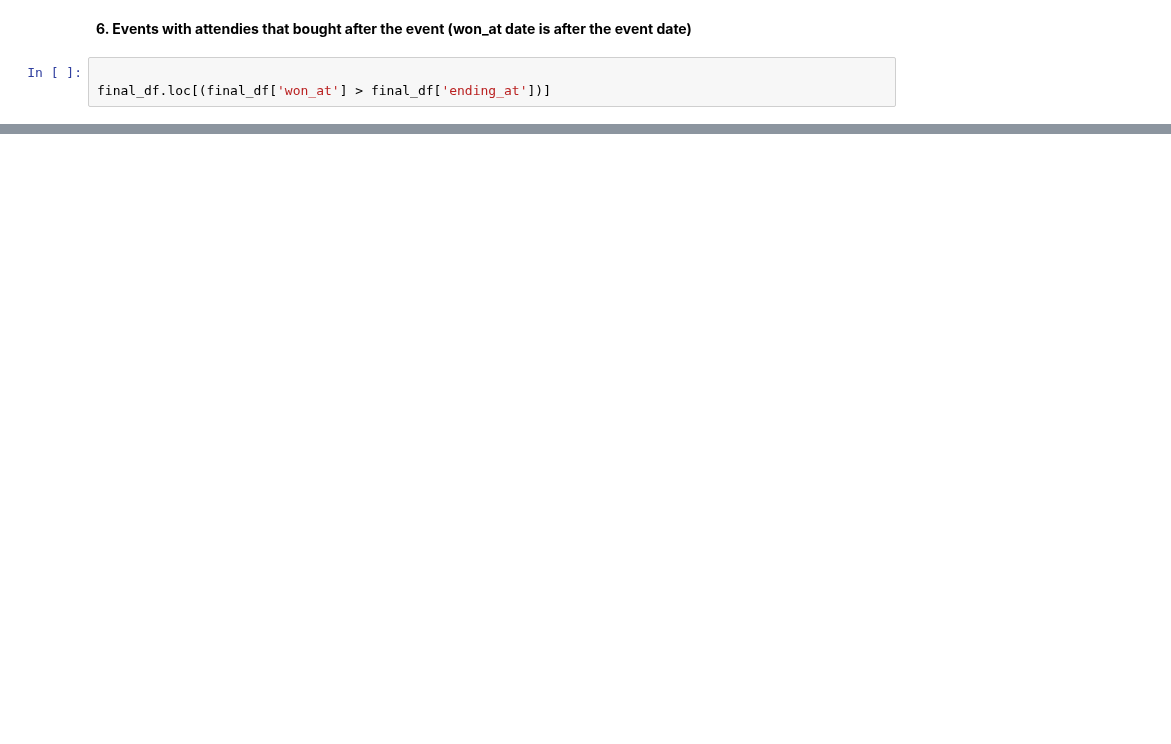
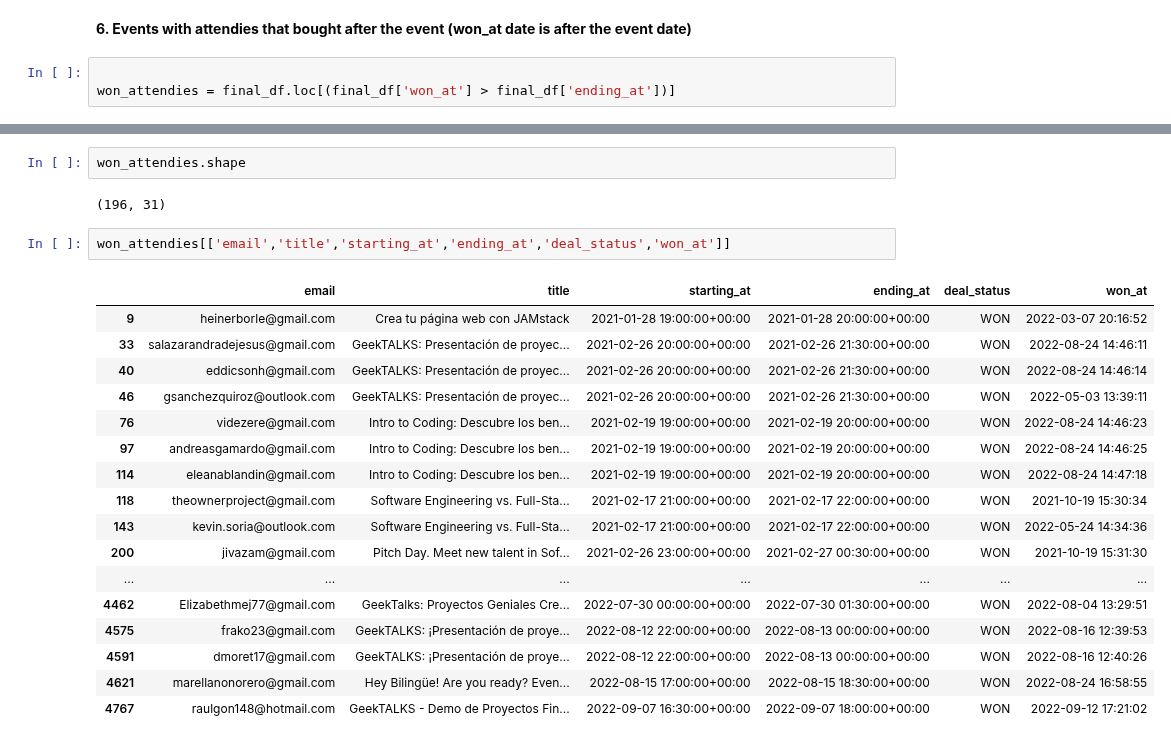
Before and after one commit to breatheco-de/dataflow-project-events, a Jupyter notebook: notebooks/exploratory_notebook.ipynb, the cells around one changed output, grey strips where cells are left out. Saved outputs shown, nothing was run; the diff lists cells and outputs as text; blank space fills up the shorter version.

```diff
--- a/notebooks/exploratory_notebook.ipynb
+++ b/notebooks/exploratory_notebook.ipynb
@@ -282,4 +305,4 @@ final_df.loc[(final_df['lead_type'] != 'SOFT') & (final_df['lead_type'] != 'STRO
 **6. Events with attendies that bought after the event (won_at date is after the event date)**
 # %%
 
-final_df.loc[(final_df['won_at'] > final_df['ending_at'])]
+won_attendies = final_df.loc[(final_df['won_at'] > final_df['ending_at'])]
@@ -304,0 +309,24 @@ final_df.loc[(final_df['won_at'] > final_df['ending_at'])]
+# %%
+won_attendies.shape
+# %% [output]
+(196, 31)
+# %%
+won_attendies[['email','title','starting_at','ending_at','deal_status','won_at']]
+# %% [output]
+|  | email | title | starting_at | ending_at | deal_status | won_at |
+| 9 | heinerborle@gmail.com | Crea tu página web con JAMstack | 2021-01-28 19:00:00+00:00 | 2021-01-28 20:00:00+00:00 | WON | 2022-03-07 20:16:52 |
+| 33 | salazarandradejesus@gmail.com | GeekTALKS: Presentación de proyec... | 2021-02-26 20:00:00+00:00 | 2021-02-26 21:30:00+00:00 | WON | 2022-08-24 14:46:11 |
+| 40 | eddicsonh@gmail.com | GeekTALKS: Presentación de proyec... | 2021-02-26 20:00:00+00:00 | 2021-02-26 21:30:00+00:00 | WON | 2022-08-24 14:46:14 |
+| 46 | gsanchezquiroz@outlook.com | GeekTALKS: Presentación de proyec... | 2021-02-26 20:00:00+00:00 | 2021-02-26 21:30:00+00:00 | WON | 2022-05-03 13:39:11 |
+| 76 | videzere@gmail.com | Intro to Coding: Descubre los ben... | 2021-02-19 19:00:00+00:00 | 2021-02-19 20:00:00+00:00 | WON | 2022-08-24 14:46:23 |
+| 97 | andreasgamardo@gmail.com | Intro to Coding: Descubre los ben... | 2021-02-19 19:00:00+00:00 | 2021-02-19 20:00:00+00:00 | WON | 2022-08-24 14:46:25 |
+| 114 | eleanablandin@gmail.com | Intro to Coding: Descubre los ben... | 2021-02-19 19:00:00+00:00 | 2021-02-19 20:00:00+00:00 | WON | 2022-08-24 14:47:18 |
+| 118 | theownerproject@gmail.com | Software Engineering vs. Full-Sta... | 2021-02-17 21:00:00+00:00 | 2021-02-17 22:00:00+00:00 | WON | 2021-10-19 15:30:34 |
+| 143 | kevin.soria@outlook.com | Software Engineering vs. Full-Sta... | 2021-02-17 21:00:00+00:00 | 2021-02-17 22:00:00+00:00 | WON | 2022-05-24 14:34:36 |
+| 200 | jivazam@gmail.com | Pitch Day. Meet new talent in Sof... | 2021-02-26 23:00:00+00:00 | 2021-02-27 00:30:00+00:00 | WON | 2021-10-19 15:31:30 |
+| ... | ... | ... | ... | ... | ... | ... |
+| 4462 | Elizabethmej77@gmail.com | GeekTalks: Proyectos Geniales Cre... | 2022-07-30 00:00:00+00:00 | 2022-07-30 01:30:00+00:00 | WON | 2022-08-04 13:29:51 |
+| 4575 | frako23@gmail.com | GeekTALKS: ¡Presentación de proye... | 2022-08-12 22:00:00+00:00 | 2022-08-13 00:00:00+00:00 | WON | 2022-08-16 12:39:53 |
+| 4591 | dmoret17@gmail.com | GeekTALKS: ¡Presentación de proye... | 2022-08-12 22:00:00+00:00 | 2022-08-13 00:00:00+00:00 | WON | 2022-08-16 12:40:26 |
+| 4621 | marellanonorero@gmail.com | Hey Bilingüe! Are you ready? Even... | 2022-08-15 17:00:00+00:00 | 2022-08-15 18:30:00+00:00 | WON | 2022-08-24 16:58:55 |
+| 4767 | raulgon148@hotmail.com | GeekTALKS - Demo de Proyectos Fin... | 2022-09-07 16:30:00+00:00 | 2022-09-07 18:00:00+00:00 | WON | 2022-09-12 17:21:02 |
```
Also changed, not shown: parts of 6 cells of this notebook.
